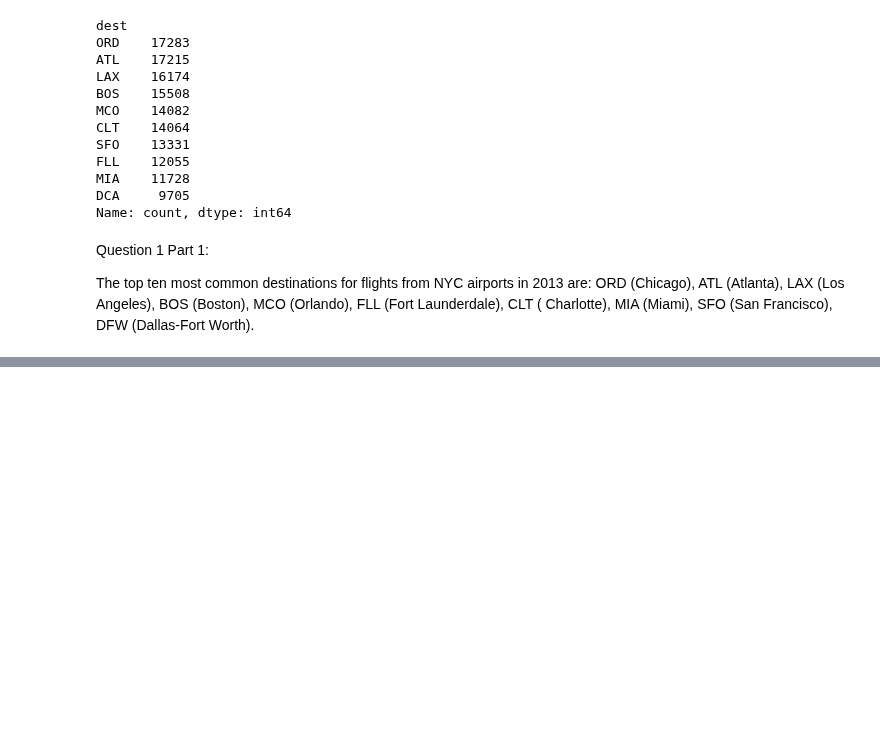
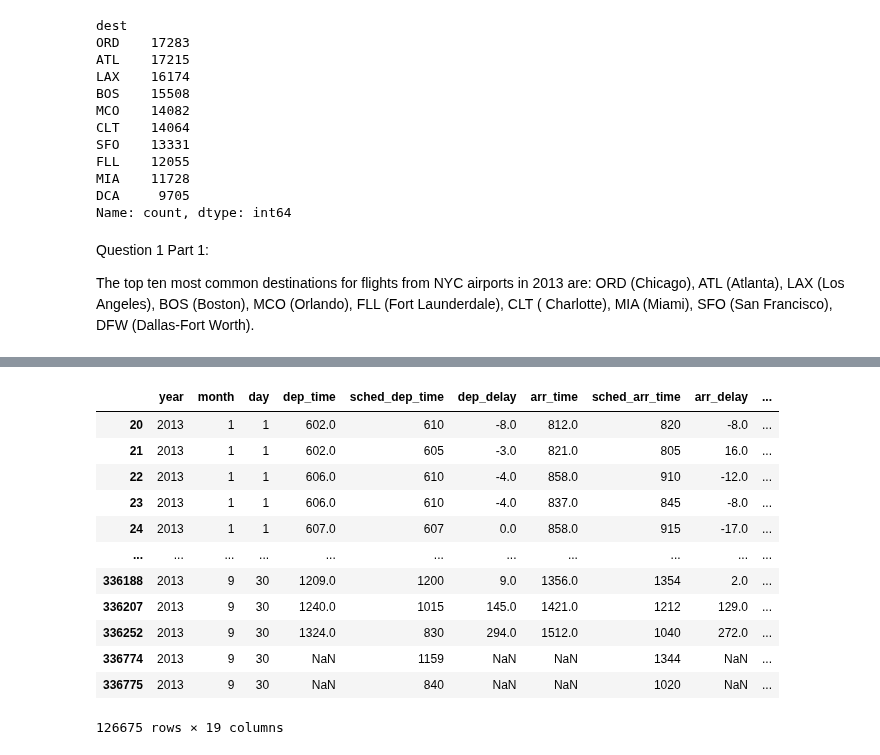
Before and after one commit to ehernandez0904/Data-101-Fall-2025, a Jupyter notebook: Exam2.ipynb, the cells around one changed output, grey strips where cells are left out. Drawn from its saved outputs; the diff is of its cells as text; code cells hidden in the pictures; blank space fills up the shorter version.

```diff
--- a/Exam2.ipynb
+++ b/Exam2.ipynb
@@ -112,0 +287,18 @@ NameError: name 'flights' is not defined
+# %%
+mask_6am_12pm = (DF['sched_dep_time']>=601) & (DF['sched_dep_time']<=1200)
+DF_6am_12pm = DF[mask_6am_12pm]
+DF_6am_12pm
+# %% [output]
+|  | year | month | day | dep_time | sched_dep_time | dep_delay | arr_time | sched_arr_time | arr_delay | ... |
+| 20 | 2013 | 1 | 1 | 602.0 | 610 | -8.0 | 812.0 | 820 | -8.0 | ... |
+| 21 | 2013 | 1 | 1 | 602.0 | 605 | -3.0 | 821.0 | 805 | 16.0 | ... |
+| 22 | 2013 | 1 | 1 | 606.0 | 610 | -4.0 | 858.0 | 910 | -12.0 | ... |
+| 23 | 2013 | 1 | 1 | 606.0 | 610 | -4.0 | 837.0 | 845 | -8.0 | ... |
+| 24 | 2013 | 1 | 1 | 607.0 | 607 | 0.0 | 858.0 | 915 | -17.0 | ... |
+| ... | ... | ... | ... | ... | ... | ... | ... | ... | ... | ... |
+| 336188 | 2013 | 9 | 30 | 1209.0 | 1200 | 9.0 | 1356.0 | 1354 | 2.0 | ... |
+| 336207 | 2013 | 9 | 30 | 1240.0 | 1015 | 145.0 | 1421.0 | 1212 | 129.0 | ... |
+| 336252 | 2013 | 9 | 30 | 1324.0 | 830 | 294.0 | 1512.0 | 1040 | 272.0 | ... |
+| 336774 | 2013 | 9 | 30 | NaN | 1159 | NaN | NaN | 1344 | NaN | ... |
+| 336775 | 2013 | 9 | 30 | NaN | 840 | NaN | NaN | 1020 | NaN | ... |
+126675 rows × 19 columns
```
Also changed, not shown: parts of 18 cells of this notebook.
